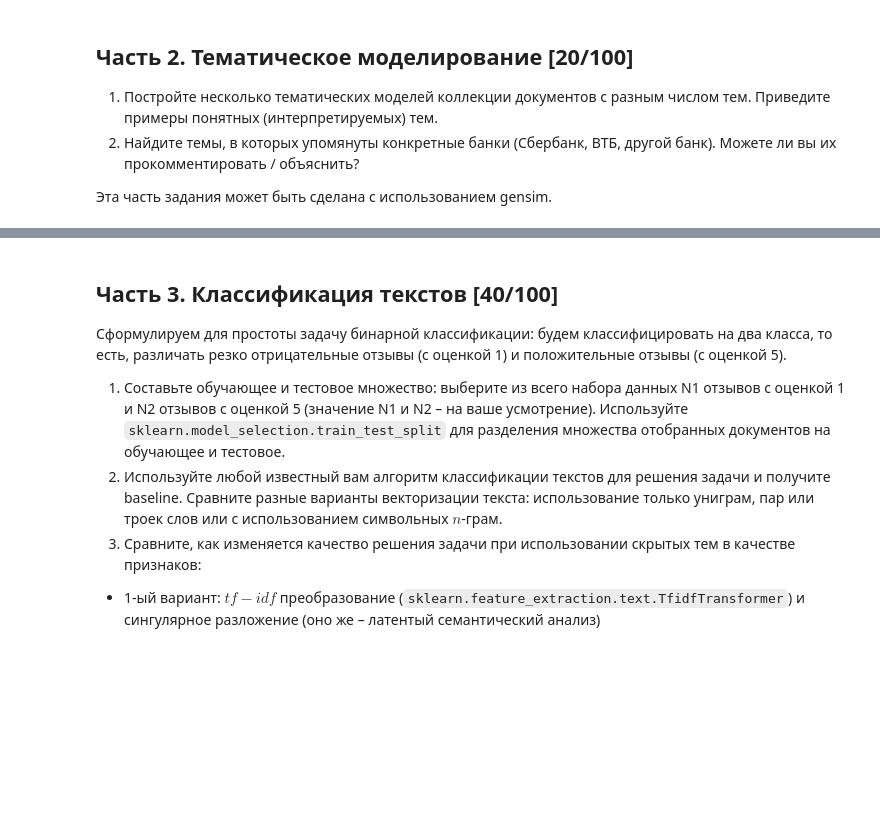
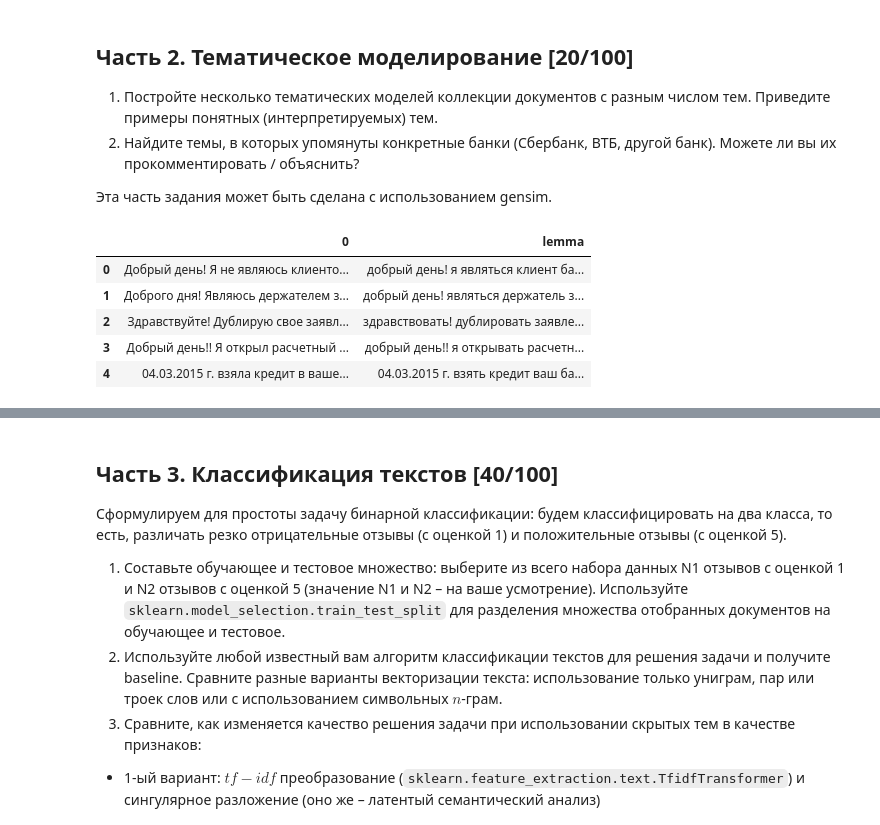
Before and after one commit to ppronchenko/study, a Jupyter notebook: HW-NLP/HW1_banki_TM-and-classification.ipynb, the cells around one changed output, grey strips where cells are left out. Saved outputs shown, nothing was run; the diff lists cells and outputs as text; code cells hidden in the pictures; blank space fills up the shorter version.

```diff
--- a/HW-NLP/HW1_banki_TM-and-classification.ipynb
+++ b/HW-NLP/HW1_banki_TM-and-classification.ipynb
@@ -277,3 +314,12 @@ for i in cnt.most_common(10):
 2. Найдите темы, в которых упомянуты конкретные банки (Сбербанк, ВТБ, другой банк). Можете ли вы их прокомментировать / объяснить?
 
 Эта часть задания может быть сделана с использованием gensim.
+# %%
+texts.head()
+# %% [output]
+|  | 0 | lemma |
+| 0 | Добрый день! Я не являюсь клиенто... | добрый день! я являться клиент ба... |
+| 1 | Доброго дня! Являюсь держателем з... | добрый день! являться держатель з... |
+| 2 | Здравствуйте! Дублирую свое заявл... | здравствовать! дублировать заявле... |
+| 3 | Добрый день!! Я открыл расчетный ... | добрый день!! я открывать расчетн... |
+| 4 | 04.03.2015 г. взяла кредит в ваше... | 04.03.2015 г. взять кредит ваш ба... |
```
Also changed, not shown: parts of 15 cells of this notebook.
